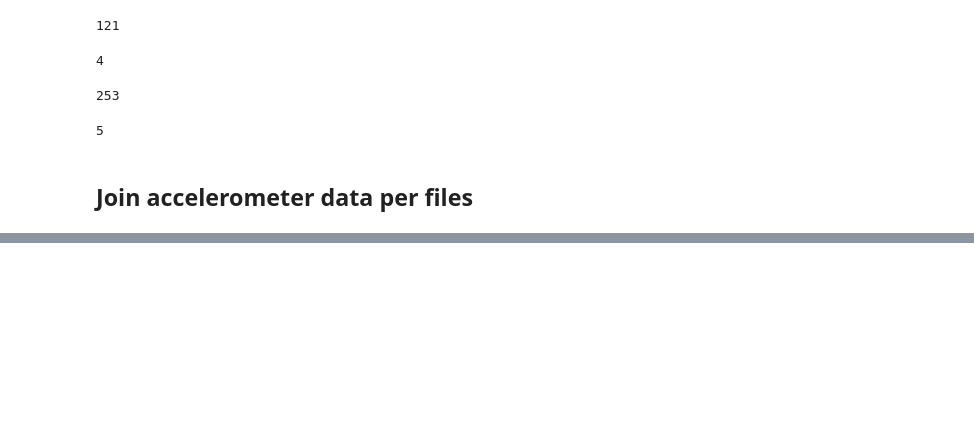
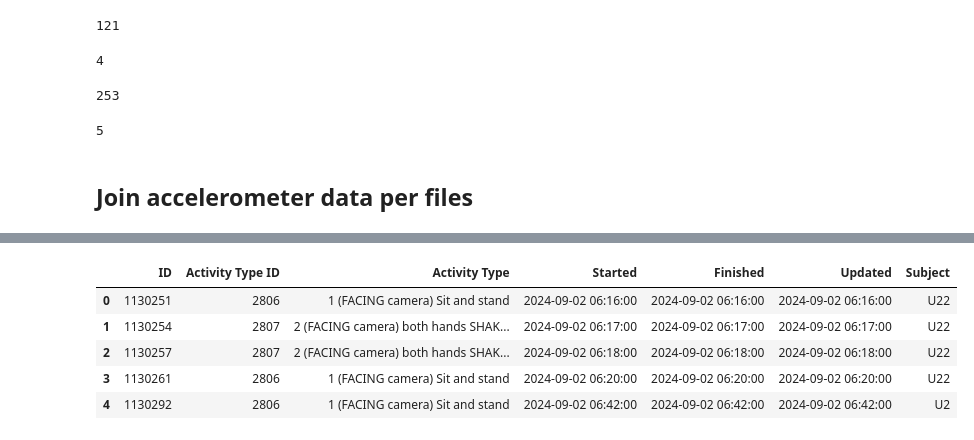
Before and after one commit to as-arthur/Tremor-GO_YOUNG, a Jupyter notebook: GO_YOUNG_working_with_data.ipynb, the cells around one changed output, grey strips where cells are left out. Cells and saved outputs as stored; diff of their text form; code cells hidden in the pictures; blank space fills up the shorter version.

```diff
--- a/GO_YOUNG_working_with_data.ipynb
+++ b/GO_YOUNG_working_with_data.ipynb
@@ -32,3 +32,8 @@ Data columns (total 7 columns):
  6   Subject           342 non-null    object
 dtypes: int64(2), object(5)
 memory usage: 18.8+ KB
+# %%
+train_activities_df['Started'] = pd.to_datetime(train_activities_df['Started'], format='%Y/%m/%d %H:%M', errors='coerce')
+train_activities_df['Finished'] = pd.to_datetime(train_activities_df['Finished'], format='%Y/%m/%d %H:%M', errors='coerce')
+train_activities_df['Updated'] = pd.to_datetime(train_activities_df['Updated'], format='%Y/%m/%d %H:%M', errors='coerce')
+train_activities_df.info()
@@ -138,0 +464,9 @@ _2803_files
+# %%
+train_activities_df.head()
+# %% [output]
+|  | ID | Activity Type ID | Activity Type | Started | Finished | Updated | Subject |
+| 0 | 1130251 | 2806 | 1 (FACING camera) Sit and stand | 2024-09-02 06:16:00 | 2024-09-02 06:16:00 | 2024-09-02 06:16:00 | U22 |
+| 1 | 1130254 | 2807 | 2 (FACING camera) both hands SHAK... | 2024-09-02 06:17:00 | 2024-09-02 06:17:00 | 2024-09-02 06:17:00 | U22 |
+| 2 | 1130257 | 2807 | 2 (FACING camera) both hands SHAK... | 2024-09-02 06:18:00 | 2024-09-02 06:18:00 | 2024-09-02 06:18:00 | U22 |
+| 3 | 1130261 | 2806 | 1 (FACING camera) Sit and stand | 2024-09-02 06:20:00 | 2024-09-02 06:20:00 | 2024-09-02 06:20:00 | U22 |
+| 4 | 1130292 | 2806 | 1 (FACING camera) Sit and stand | 2024-09-02 06:42:00 | 2024-09-02 06:42:00 | 2024-09-02 06:42:00 | U2 |
```
Also changed, not shown: parts of 39 cells of this notebook.
